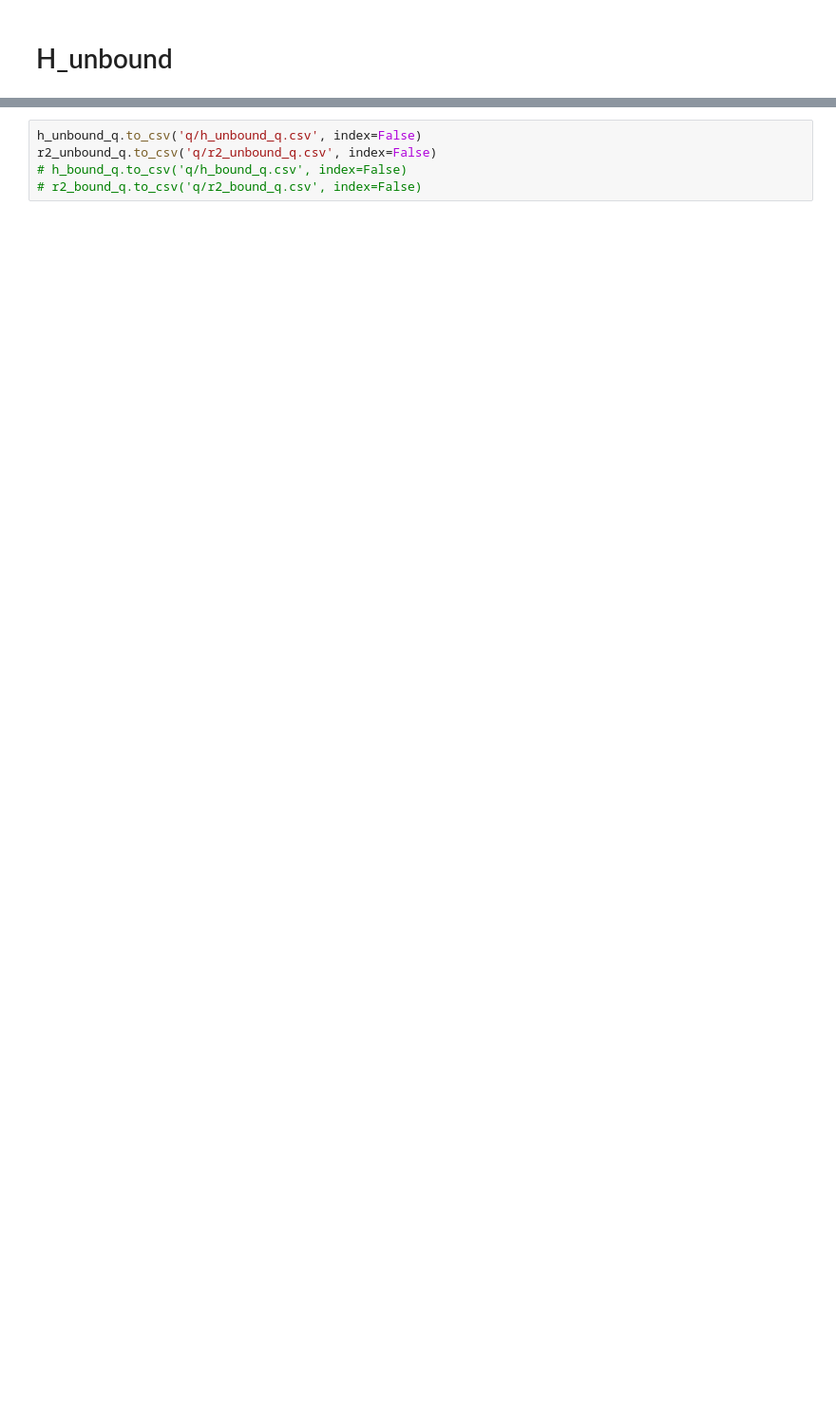
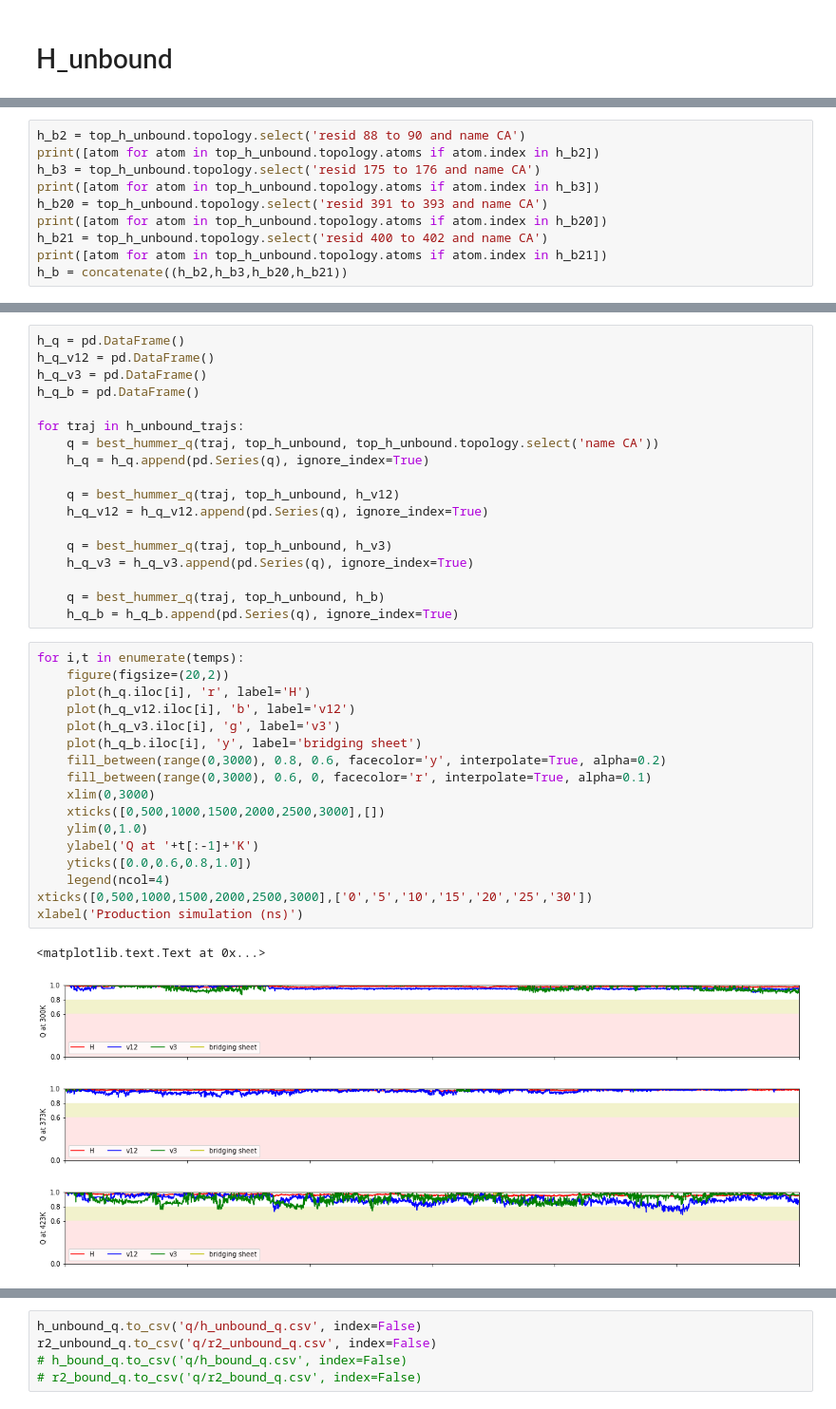
Before and after one commit to uitb/gp120_unfolding, a Jupyter notebook: scripts/q.ipynb, the cells around one changed output, grey strips where cells are left out. Shown at 95% size. Cells and saved outputs as stored; diff of their text form; blank space fills up the shorter version.

```diff
--- a/scripts/q.ipynb
+++ b/scripts/q.ipynb
@@ -87,0 +70,10 @@ for t in temps:
+# %%
+h_b2 = top_h_unbound.topology.select('resid 88 to 90 and name CA')
+print([atom for atom in top_h_unbound.topology.atoms if atom.index in h_b2])
+h_b3 = top_h_unbound.topology.select('resid 175 to 176 and name CA')
+print([atom for atom in top_h_unbound.topology.atoms if atom.index in h_b3])
+h_b20 = top_h_unbound.topology.select('resid 391 to 393 and name CA')
+print([atom for atom in top_h_unbound.topology.atoms if atom.index in h_b20])
+h_b21 = top_h_unbound.topology.select('resid 400 to 402 and name CA')
+print([atom for atom in top_h_unbound.topology.atoms if atom.index in h_b21])
+h_b = concatenate((h_b2,h_b3,h_b20,h_b21))
@@ -87,0 +85,40 @@ for t in temps:
+# %%
+h_q = pd.DataFrame()
+h_q_v12 = pd.DataFrame()
+h_q_v3 = pd.DataFrame()
+h_q_b = pd.DataFrame()
+
+for traj in h_unbound_trajs:
+    q = best_hummer_q(traj, top_h_unbound, top_h_unbound.topology.select('name CA'))
+    h_q = h_q.append(pd.Series(q), ignore_index=True)
+
+    q = best_hummer_q(traj, top_h_unbound, h_v12)
+    h_q_v12 = h_q_v12.append(pd.Series(q), ignore_index=True)
+
+    q = best_hummer_q(traj, top_h_unbound, h_v3)
+    h_q_v3 = h_q_v3.append(pd.Series(q), ignore_index=True)
+
+    q = best_hummer_q(traj, top_h_unbound, h_b)
+    h_q_b = h_q_b.append(pd.Series(q), ignore_index=True)
+# %%
+for i,t in enumerate(temps):
+    figure(figsize=(20,2))
+    plot(h_q.iloc[i], 'r', label='H')
+    plot(h_q_v12.iloc[i], 'b', label='v12')
+    plot(h_q_v3.iloc[i], 'g', label='v3')
+    plot(h_q_b.iloc[i], 'y', label='bridging sheet')
+    fill_between(range(0,3000), 0.8, 0.6, facecolor='y', interpolate=True, alpha=0.2)
+    fill_between(range(0,3000), 0.6, 0, facecolor='r', interpolate=True, alpha=0.1)
+    xlim(0,3000)
+    xticks([0,500,1000,1500,2000,2500,3000],[])
+    ylim(0,1.0)
+    ylabel('Q at '+t[:-1]+'K')
+    yticks([0.0,0.6,0.8,1.0])
+    legend(ncol=4)
+xticks([0,500,1000,1500,2000,2500,3000],['0','5','10','15','20','25','30'])
+xlabel('Production simulation (ns)')
+# %% [output]
+<matplotlib.text.Text at 0x...>
+[figure, added]
+[figure, added]
+[figure, added]
```
Also changed, not shown: parts of 21 cells of this notebook.
